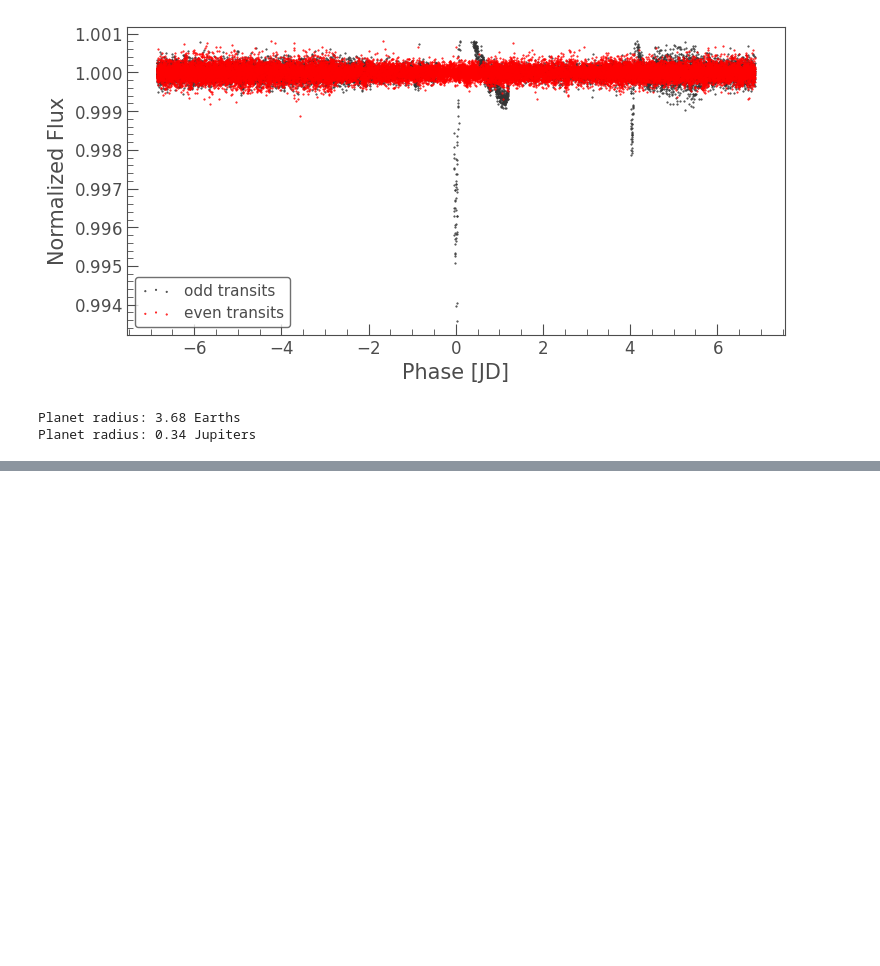
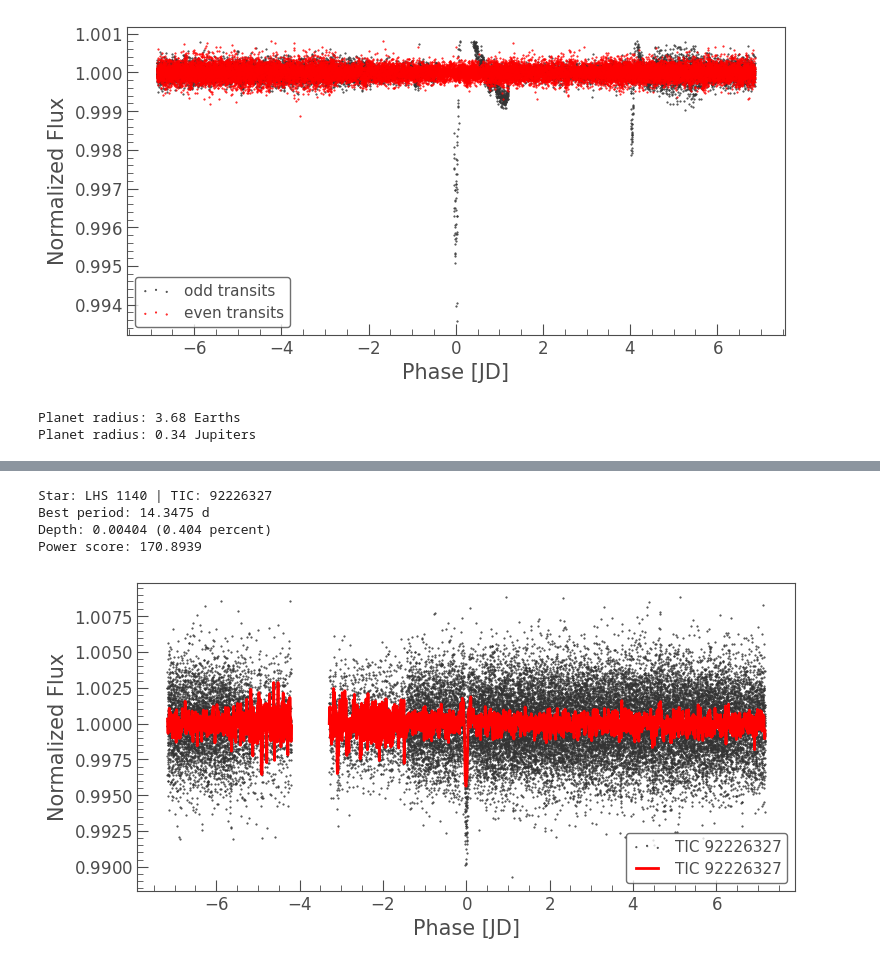
Before and after one commit to asharali2503/Exoplanet-discovery-analysis, a Jupyter notebook: exoplanet_hunt.ipynb, the cells around one changed output, grey strips where cells are left out. Cells and saved outputs as stored; diff of their text form; code cells hidden in the pictures; blank space fills up the shorter version.

```diff
--- a/exoplanet_hunt.ipynb
+++ b/exoplanet_hunt.ipynb
@@ -135,0 +148,3 @@ Planet radius: 0.34 Jupiters
+# %%
+hunt("LHS 1140")
+# %% [output]
@@ -135,0 +153,5 @@ Planet radius: 0.34 Jupiters
+Star: LHS 1140 | TIC: 92226327
+Best period: 14.3475 d
+Depth: 0.00404 (0.404 percent)
+Power score: 170.8939
+[figure, added]
```
Also changed, not shown: parts of 5 cells of this notebook.
